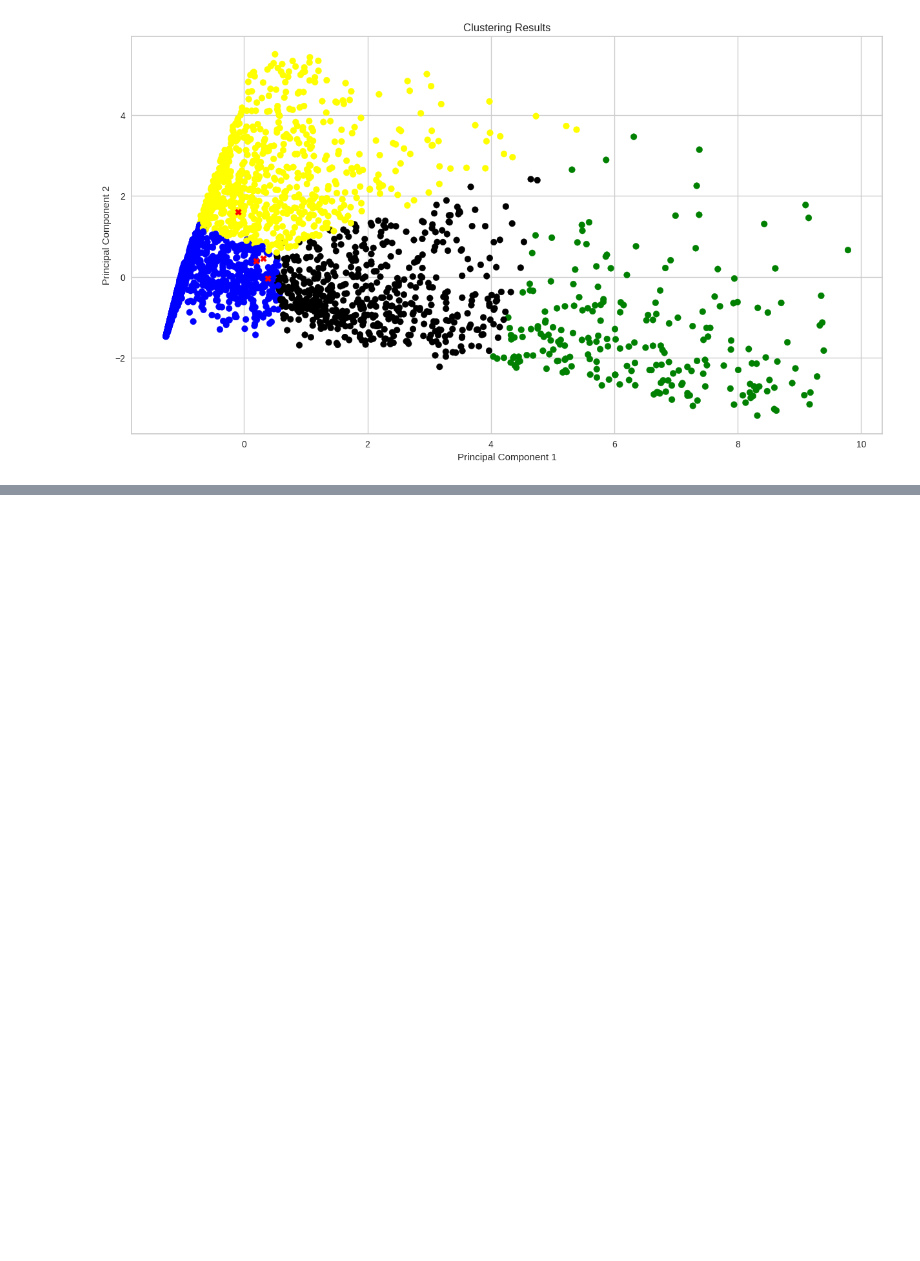
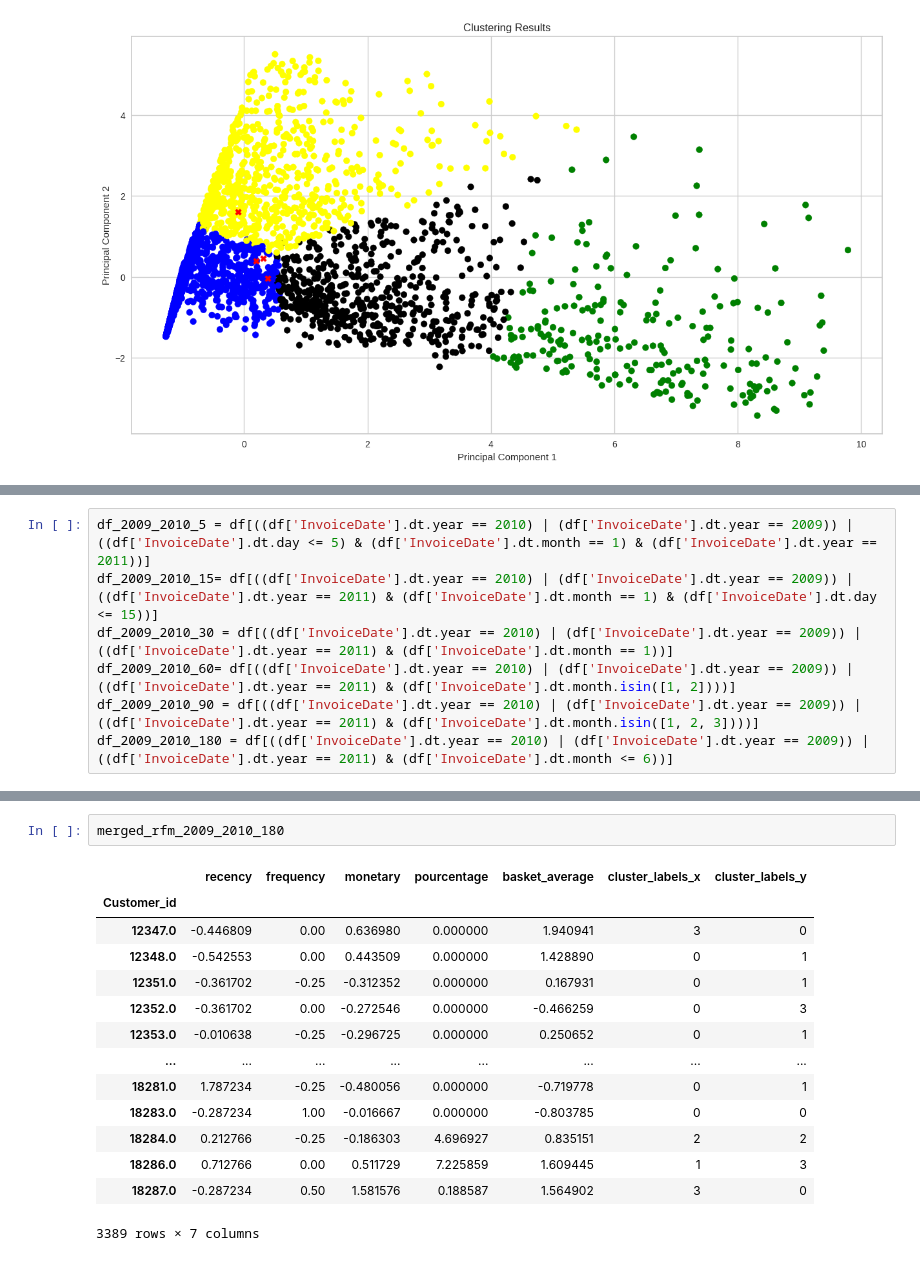
Before and after one commit to Noura-ou/projet_segmentation_client, a Jupyter notebook: src/test_ahmad.ipynb, the cells around one changed output, grey strips where cells are left out. Saved outputs shown, nothing was run; the diff lists cells and outputs as text; blank space fills up the shorter version.

```diff
--- a/src/test_ahmad.ipynb
+++ b/src/test_ahmad.ipynb
@@ -635,0 +726,7 @@ plt.show()
+# %%
+df_2009_2010_5 = df[((df['InvoiceDate'].dt.year == 2010) | (df['InvoiceDate'].dt.year == 2009)) | ((df['InvoiceDate'].dt.day <= 5) & (df['InvoiceDate'].dt.month == 1) & (df['InvoiceDate'].dt.year == 2011))]
+df_2009_2010_15= df[((df['InvoiceDate'].dt.year == 2010) | (df['InvoiceDate'].dt.year == 2009)) | ((df['InvoiceDate'].dt.year == 2011) & (df['InvoiceDate'].dt.month == 1) & (df['InvoiceDate'].dt.day <= 15))]
+df_2009_2010_30 = df[((df['InvoiceDate'].dt.year == 2010) | (df['InvoiceDate'].dt.year == 2009)) | ((df['InvoiceDate'].dt.year == 2011) & (df['InvoiceDate'].dt.month == 1))]
+df_2009_2010_60= df[((df['InvoiceDate'].dt.year == 2010) | (df['InvoiceDate'].dt.year == 2009)) | ((df['InvoiceDate'].dt.year == 2011) & (df['InvoiceDate'].dt.month.isin([1, 2])))]
+df_2009_2010_90 = df[((df['InvoiceDate'].dt.year == 2010) | (df['InvoiceDate'].dt.year == 2009)) | ((df['InvoiceDate'].dt.year == 2011) & (df['InvoiceDate'].dt.month.isin([1, 2, 3])))]
+df_2009_2010_180 = df[((df['InvoiceDate'].dt.year == 2010) | (df['InvoiceDate'].dt.year == 2009)) | ((df['InvoiceDate'].dt.year == 2011) & (df['InvoiceDate'].dt.month <= 6))]
@@ -635,0 +755,17 @@ plt.show()
+# %%
+merged_rfm_2009_2010_180
+# %% [output]
+|  | recency | frequency | monetary | pourcentage | basket_average | cluster_labels_x | cluster_labels_y |
+| Customer_id |  |  |  |  |  |  |  |
+| 12347.0 | -0.446809 | 0.00 | 0.636980 | 0.000000 | 1.940941 | 3 | 0 |
+| 12348.0 | -0.542553 | 0.00 | 0.443509 | 0.000000 | 1.428890 | 0 | 1 |
+| 12351.0 | -0.361702 | -0.25 | -0.312352 | 0.000000 | 0.167931 | 0 | 1 |
+| 12352.0 | -0.361702 | 0.00 | -0.272546 | 0.000000 | -0.466259 | 0 | 3 |
+| 12353.0 | -0.010638 | -0.25 | -0.296725 | 0.000000 | 0.250652 | 0 | 1 |
+| ... | ... | ... | ... | ... | ... | ... | ... |
+| 18281.0 | 1.787234 | -0.25 | -0.480056 | 0.000000 | -0.719778 | 0 | 1 |
+| 18283.0 | -0.287234 | 1.00 | -0.016667 | 0.000000 | -0.803785 | 0 | 0 |
+| 18284.0 | 0.212766 | -0.25 | -0.186303 | 4.696927 | 0.835151 | 2 | 2 |
+| 18286.0 | 0.712766 | 0.00 | 0.511729 | 7.225859 | 1.609445 | 1 | 3 |
+| 18287.0 | -0.287234 | 0.50 | 1.581576 | 0.188587 | 1.564902 | 3 | 0 |
+3389 rows × 7 columns
```
Also changed, not shown: parts of 11 cells of this notebook.
